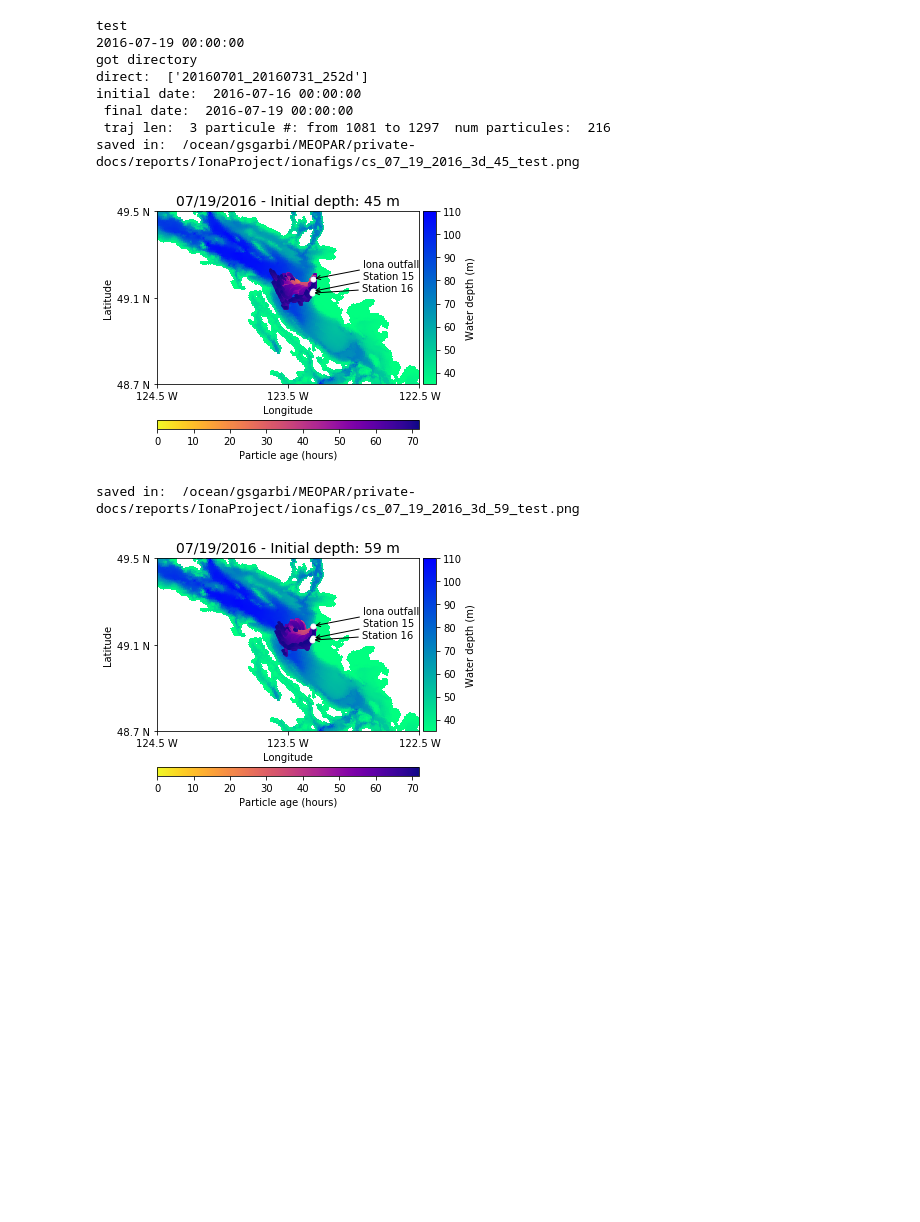
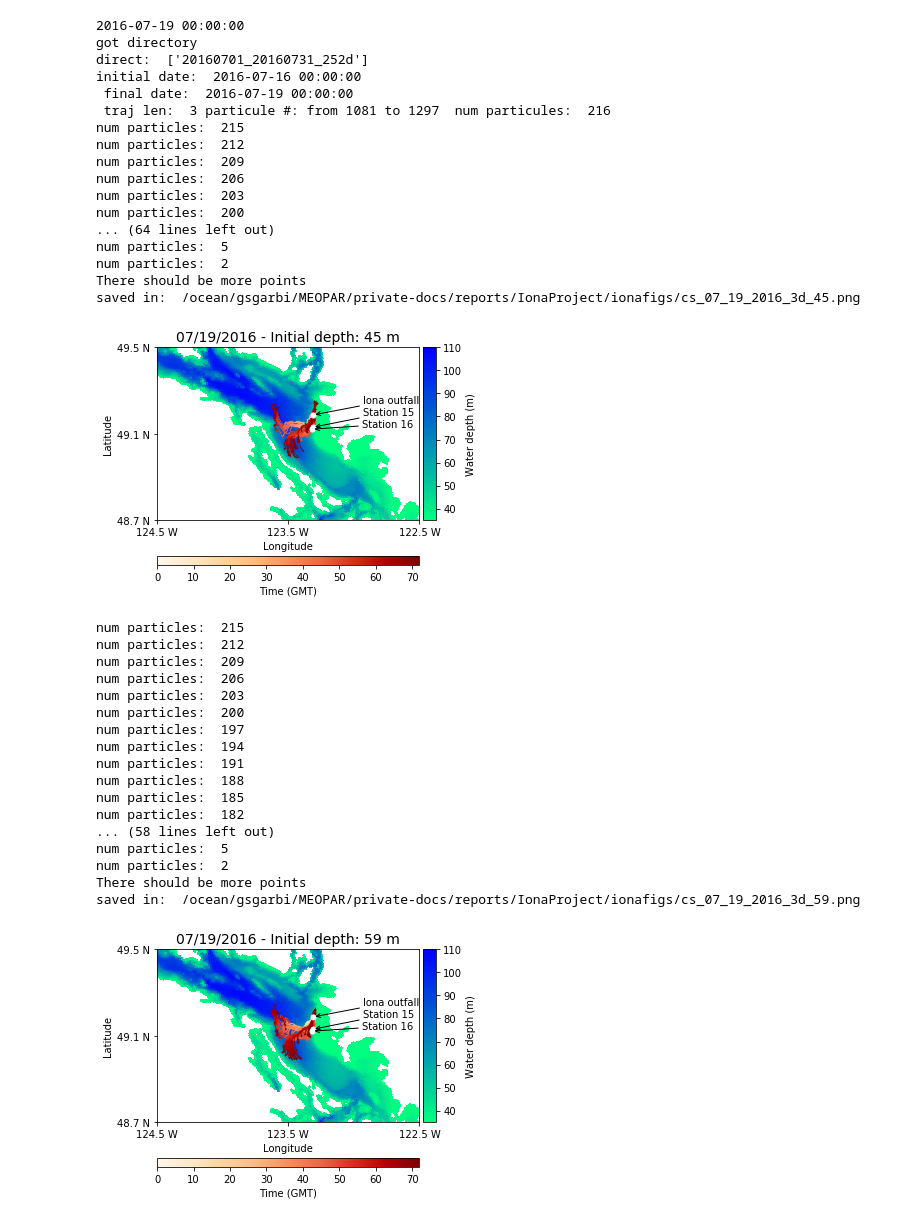
Before and after one commit to SalishSeaCast/analysis-giorgio-2, a Jupyter notebook: revised_notebooks/3analysis_plots/case_study-final-Copy2.ipynb, the cells around one changed output. Drawn from its saved outputs; the diff is of its cells as text; code cells hidden in the pictures; blank space fills up the shorter version.

```diff
--- a/revised_notebooks/3analysis_plots/case_study-final-Copy2.ipynb
+++ b/revised_notebooks/3analysis_plots/case_study-final-Copy2.ipynb
@@ -97,7 +97,7 @@ def param(timef): #background
     cmap_w = "winter_r"
 
     norm_p = mpl_colors.Normalize(vmin=time_0, vmax=timef*24)
-    cmap_p = plt.cm.plasma_r
+    cmap_p = plt.cm.OrRd
 
 
 
@@ -133,7 +133,7 @@ def param(timef): #background
 
 
             cb_p = mpl.colorbar.ColorbarBase(cax_p,
-                                             cmap = plt.cm.plasma_r,
+                                             cmap = cmap_p,
                                              norm = mpl.colors.Normalize(vmin=0, vmax=timef*24),
                                             #vmax=date + dt.timedelta(hours = timef*24)),
                                              orientation='horizontal')
@@ -145,7 +145,7 @@ def param(timef): #background
 
             cb_w.set_label("Water depth (m)")
 
-            cb_p.set_label("Particle age (hours)")
+            cb_p.set_label("Time (GMT)")
 
 
 
@@ -238,24 +238,24 @@ def find_direct (RAWDIR, date, traj_len):
 
     return direct
 # %%
-def get_points(direct, date, traj_len):
+def get_points(direct, date, traj_len, phase):
     '''
     get pts with fixed traj len
     '''
+    phase = phase * 3
     pts = []
     init_date = date - dt.timedelta(days = traj_len)
     d = init_date.day
-    parts = range (1 + ppd*(d - 1), 1 + ppd*(d - 1) + traj_len * ppd)
+    #select the particles
+    parts = range (1 + ppd*(d - 1) + phase, 1 + ppd*(d - 1) + phase + traj_len * ppd)
     part = parts[0]
     print ("initial date: ", init_date, "\n",
               "final date: ", date, "\n",
               "traj len: ", traj_len,
               "particule #: from {} to {} ".format(1 + ppd*(d - 1),
                                                    1 + ppd*(d - 1) + traj_len * ppd),
-                "num particules: ", traj_len * ppd
+              "num particules: ", len (parts)
               )
-
-    allparts = []
 
     for directory in direct:
 
@@ -278,7 +278,7 @@ def get_points(direct, date, traj_len):
                     traj.append(line)
                     count +=1
                 if count == traj_len * ppd:
-                    allparts.append (part) #72, 71, 70,...
+
                     pts.append(traj)
                     traj = [] #reset traj
                     count = 0 #reset counter
@@ -290,7 +290,7 @@ def get_points(direct, date, traj_len):
                     print ("month transition -> open next file")
 
 
-                    parts = range (1, 1 + ppd*(d - 1) + traj_len * ppd - part)
+                    parts = range (1, parts[-1] - part)
                     part = parts[0]
 
 
@@ -428,12 +303,13 @@ def get_points2(direct, date, traj_len, diff_m = False):
 LIN = 1
 COL = 1
 # %%
-test_version = True
+test_version = False
 
 if test_version:
     print ("test")
 
 traj_len = 3
+
 
 times = np.array(
     [
@@ -460,7 +336,7 @@ test = times_day_before = np.array(
                             )
 
 
-for date in test:
+for date in times:
 
     print (date)
 
@@ -471,7 +347,7 @@ for date in test:
 
 
 
-    pts = get_points(direct, date, traj_len)
+    pts = get_points(direct, date, traj_len, phase = 20)
 
 
 
@@ -479,6 +355,8 @@ for date in test:
     init_date = date - dt.timedelta(days = traj_len)
 
     for i_0 in range(3):
+
+
 
         END = len(pts[i_0::3][0])
 
@@ -499,6 +377,7 @@ for date in test:
             part = part[:-(num*3 +1)] #cut the end of traj
 
             end = len(part)
+            print ("num particles: ", end)
 
 
 
@@ -510,10 +389,10 @@ for date in test:
 
 
                 scaled_t = 1-(END - (t + T) ) / END
-                cmap = plt.cm.plasma_r
+                cmap = plt.cm.OrRd
                 color = cmap(scaled_t)
-                axs[0,0].scatter(part[t][1], part[t][2], s = 2,
-                                 c = color, edgecolor = None)
+                axs[0,0].scatter(part[t][1], part[t][2],
+                                 color = color, marker='o',s=.05)
                 fdate1 = date.strftime('%m/%d/%Y')
                 fdate2 = date.strftime('%m_%d_%Y')
 
@@ -522,40 +401,66 @@ for date in test:
                                   fontsize = 14)
 
             T += 3
+
 
 
 
         dirs = "/ocean/gsgarbi/MEOPAR/private-docs/reports" + "/IonaProject/ionafigs/cs_{}_{}d_{}.png".format(fdate2,
                                                              traj_len,
                                                              init_depths[i_0])
 
 
 
         if test_version:
 
             dirs = dirs [:-4] + "_test" + dirs [-4:]
 
 
         plt.savefig(fig.savefig(dirs, dpi = 400 ) )
 
         print ("saved in: ", dirs)
 
 
         plt.show()
 
 
 
 
 #         viz_tools.set_aspect(axs[0,0])
 # %% [output]
-test
 2016-07-19 00:00:00
 got directory
 direct:  ['20160701_20160731_252d']
 initial date:  2016-07-16 00:00:00
  final date:  2016-07-19 00:00:00
  traj len:  3 particule #: from 1081 to 1297  num particules:  216
-saved in:  /ocean/gsgarbi/MEOPAR/private-docs/reports/IonaProject/ionafigs/cs_07_19_2016_3d_45_test.png
+num particles:  215
+num particles:  212
+num particles:  209
+num particles:  206
+num particles:  203
+num particles:  200
+... (64 lines left out)
+num particles:  5
+num particles:  2
+There should be more points
+saved in:  /ocean/gsgarbi/MEOPAR/private-docs/reports/IonaProject/ionafigs/cs_07_19_2016_3d_45.png
-[figure, old version]
+[figure, new version]
-saved in:  /ocean/gsgarbi/MEOPAR/private-docs/reports/IonaProject/ionafigs/cs_07_19_2016_3d_59_test.png
+num particles:  215
+num particles:  212
+num particles:  209
+num particles:  206
+num particles:  203
+num particles:  200
+num particles:  197
+num particles:  194
+num particles:  191
+num particles:  188
+num particles:  185
+num particles:  182
+... (58 lines left out)
+num particles:  5
+num particles:  2
+There should be more points
+saved in:  /ocean/gsgarbi/MEOPAR/private-docs/reports/IonaProject/ionafigs/cs_07_19_2016_3d_59.png
-[figure, old version]
+[figure, new version]
```
Also changed, not shown: parts of 3 cells of this notebook, 1 other file.
